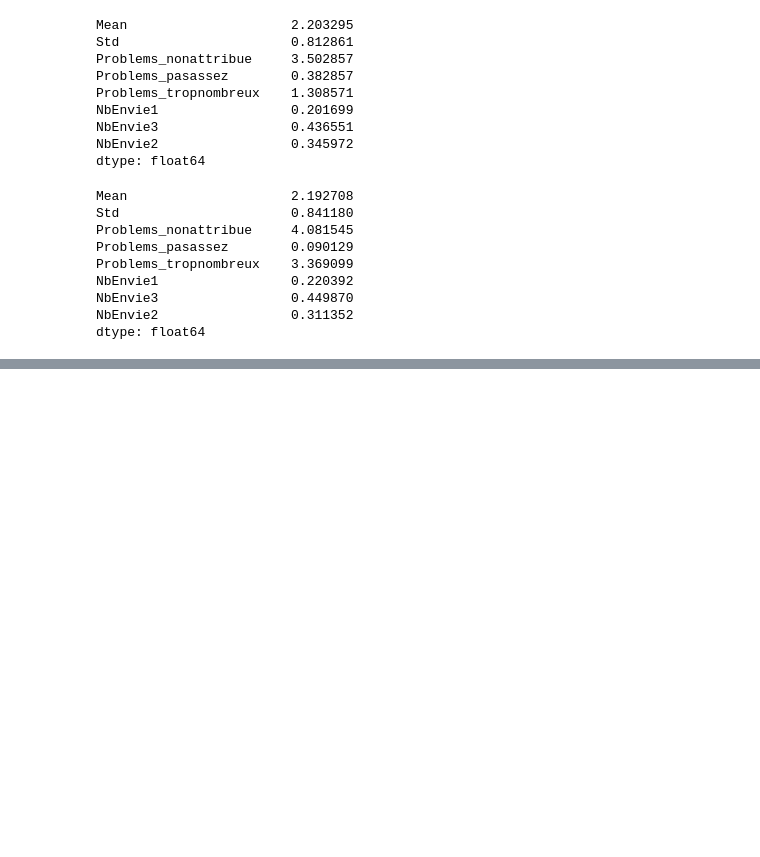
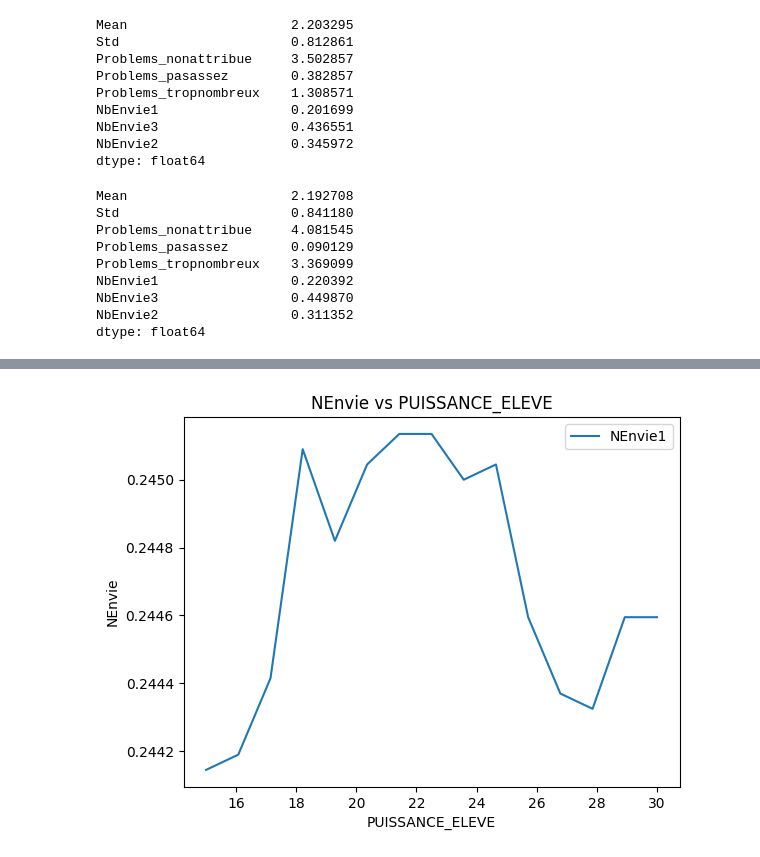
Before and after one commit to RadoTheProgrammer/TM-code, a Jupyter notebook: Untitled-1.ipynb, the cells around one changed output, grey strips where cells are left out. Saved outputs shown, nothing was run; the diff lists cells and outputs as text; code cells hidden in the pictures; blank space fills up the shorter version.

```diff
--- a/Untitled-1.ipynb
+++ b/Untitled-1.ipynb
@@ -66,3 +66,4 @@ dtype: float64
 import pandas as pd
 
 df = pd.read_csv("data_params.csv")
+df = df[df["PUISSANCE_TM"]==0]
@@ -68,0 +89,12 @@ df = pd.read_csv("data_params.csv")
+# %%
+import matplotlib.pyplot as plt
+
+plt.plot(df["PUISSANCE_ELEVE"],df["NEnvie1"],label="NEnvie1")
+
+plt.xlabel("PUISSANCE_ELEVE")
+plt.ylabel("NEnvie")
+plt.title("NEnvie vs PUISSANCE_ELEVE")
+plt.legend()
+plt.show()
+# %% [output]
+[figure, added]
```
Also changed, not shown: parts of 1 cell of this notebook.
